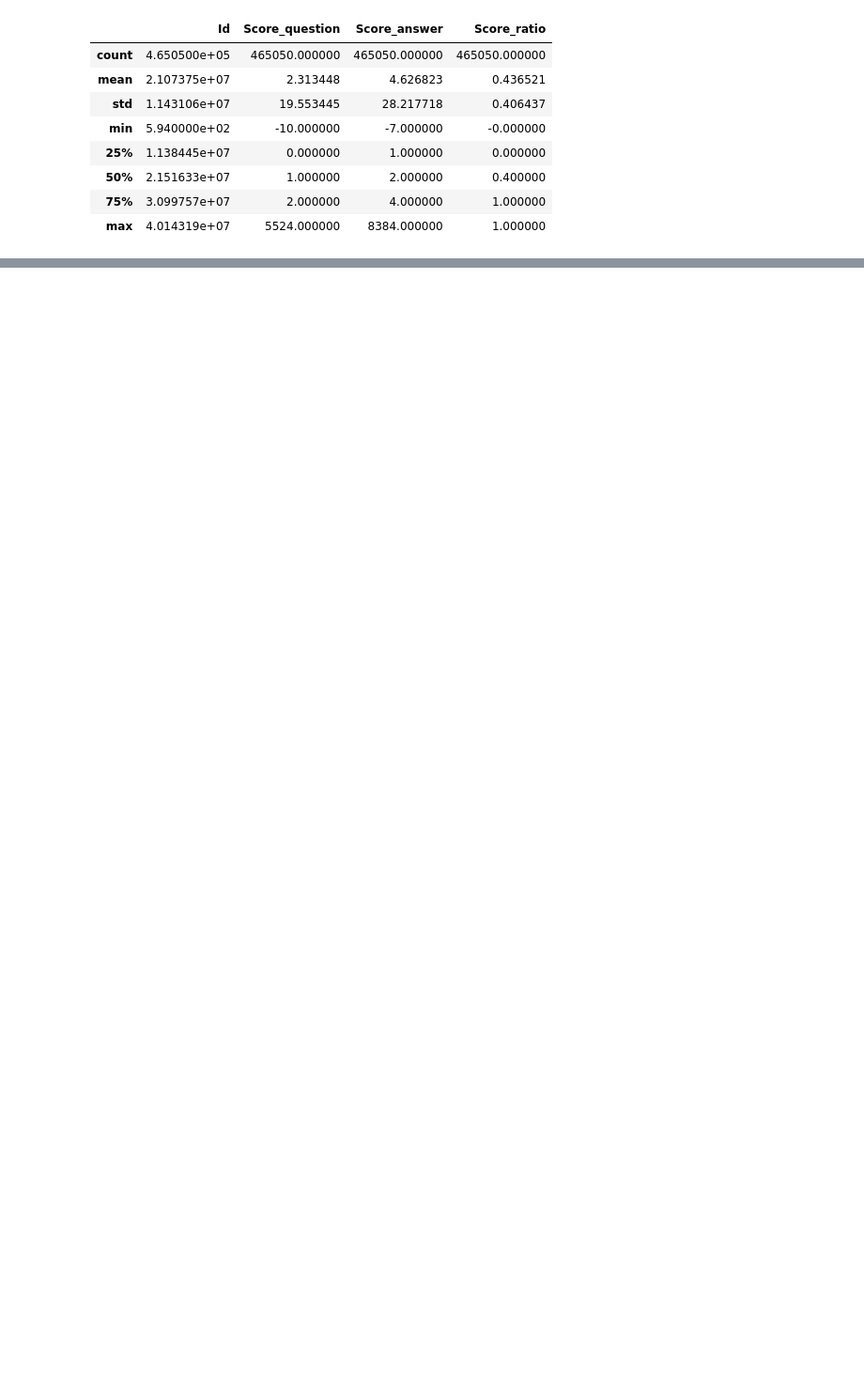
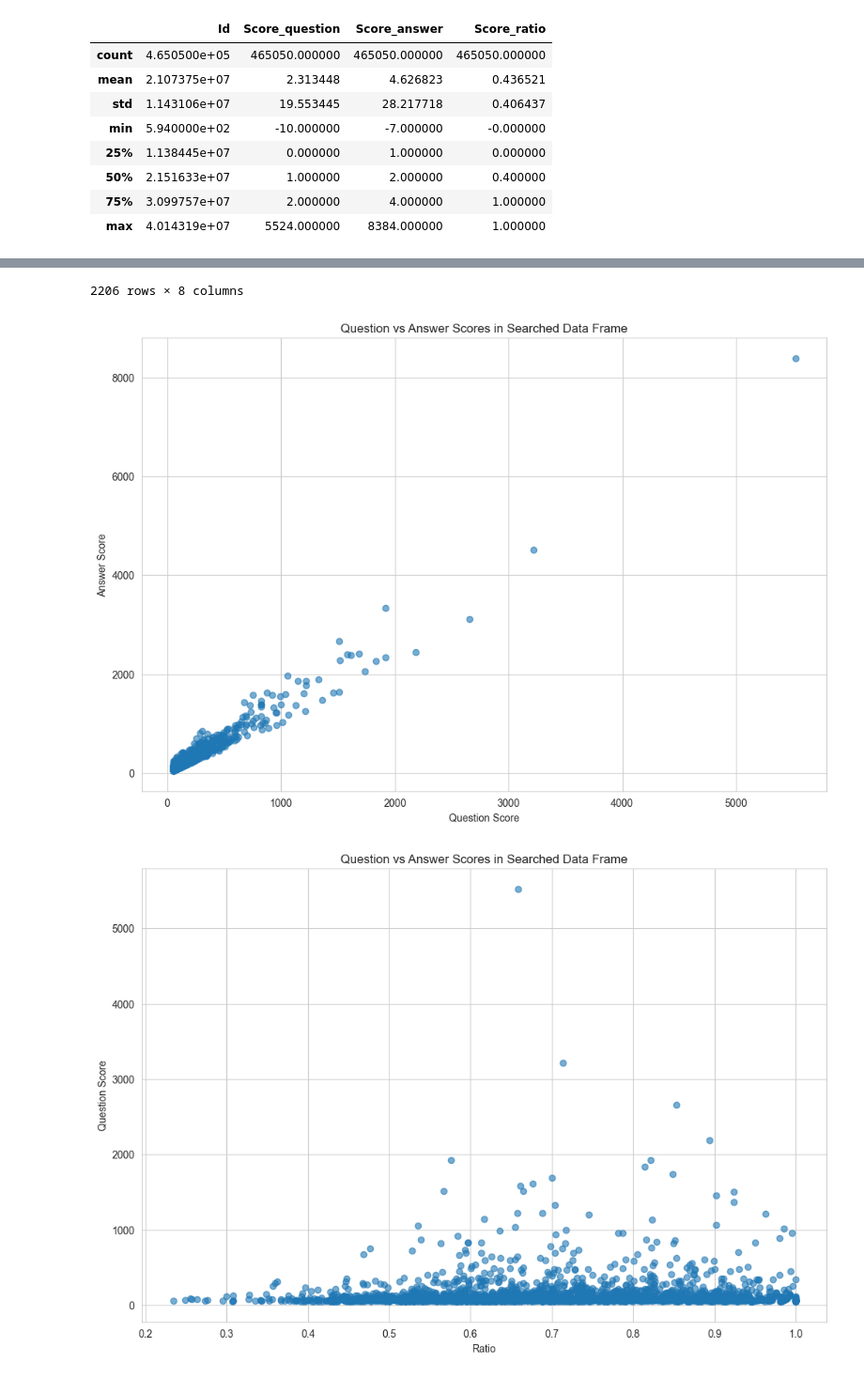
Before and after one commit to v1zhu/Stackbot-DS3, a Jupyter notebook: Ratuls_Data_Exploration.ipynb, the cells around one changed output, grey strips where cells are left out. Shown: that part at 94% size. Saved outputs shown, nothing was run; the diff lists cells and outputs as text; code cells hidden in the pictures; blank space fills up the shorter version.

```diff
--- a/Ratuls_Data_Exploration.ipynb
+++ b/Ratuls_Data_Exploration.ipynb
@@ -306,0 +311,3 @@ df_sorted_good_subset.describe()
+# %%
+def Interval_Search(lower_bound, upper_bound, lowest_question_score):
+    return df[(df["Score_ratio"] >= lower_bound) & (df["Score_ratio"] <= upper_bound) & (df["Score_question"] > lowest_question_score)].sort_values(by="Score_answer", ascending=False)
@@ -306,0 +346,19 @@ df_sorted_good_subset.describe()
+# %%
+def plotting_searched_df(lower_bound, upper_bound, lowest_question_score):
+    Searched_df = Interval_Search(lower_bound,upper_bound,lowest_question_score)
+    plt.figure(figsize=(12,8))
+    plt.scatter(Searched_df["Score_question"], Searched_df["Score_answer"], alpha=0.6)
+    plt.xlabel("Question Score")
+    plt.ylabel("Answer Score")
+    plt.title("Question vs Answer Scores in Searched Data Frame")
+
+    plt.figure(figsize=(12,8))
+    plt.scatter(Searched_df["Score_ratio"], Searched_df["Score_question"], alpha=0.6)
+    plt.xlabel("Ratio")
+    plt.ylabel("Question Score")
+    plt.title("Question vs Answer Scores in Searched Data Frame")
+
+    return Searched_df
+# %%
+plotting_searched_df(0, 1, 50)
+# %% [output]
@@ -306,0 +377,3 @@ df_sorted_good_subset.describe()
+2206 rows × 8 columns
+[figure, added]
+[figure, added]
```
Also changed, not shown: parts of 8 cells of this notebook.
